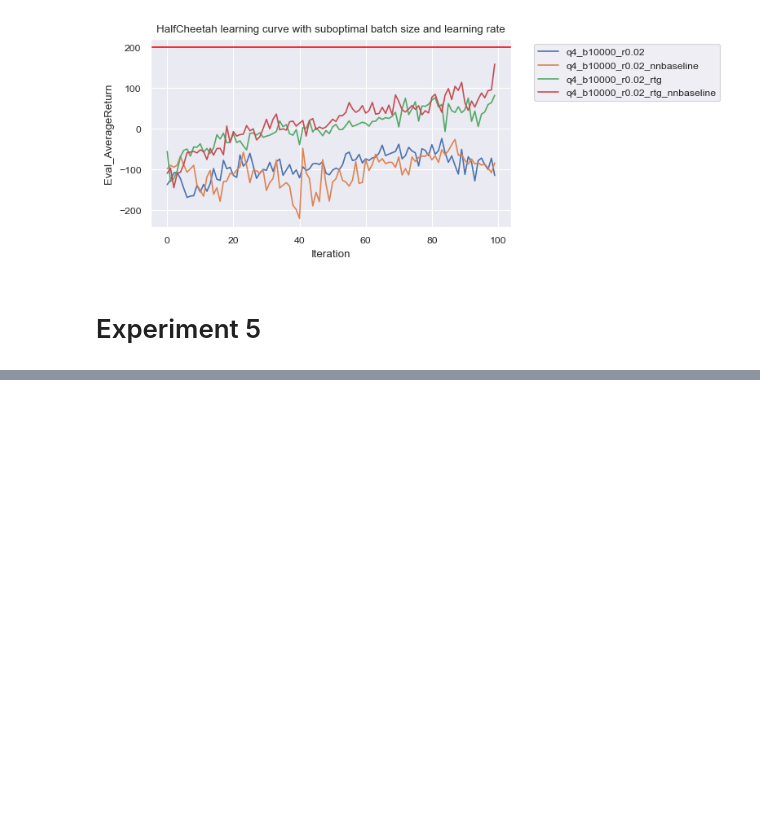
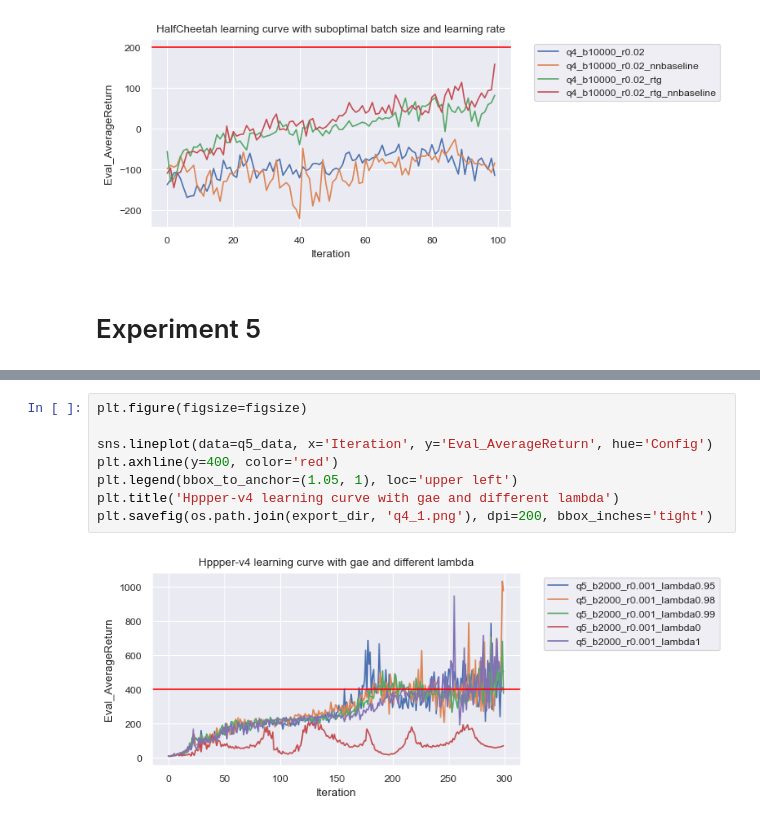
Before and after one commit to kalinplus/cs285-fa22-hw, a Jupyter notebook: hw2/DataVisualization.ipynb, the cells around one changed output, grey strips where cells are left out. Saved outputs shown, nothing was run; the diff lists cells and outputs as text; blank space fills up the shorter version.

```diff
--- a/hw2/DataVisualization.ipynb
+++ b/hw2/DataVisualization.ipynb
@@ -358,0 +374,10 @@ q5_data = read_q5_data()
+# %%
+plt.figure(figsize=figsize)
+
+sns.lineplot(data=q5_data, x='Iteration', y='Eval_AverageReturn', hue='Config')
+plt.axhline(y=400, color='red')
+plt.legend(bbox_to_anchor=(1.05, 1), loc='upper left')
+plt.title('Hppper-v4 learning curve with gae and different lambda')
+plt.savefig(os.path.join(export_dir, 'q4_1.png'), dpi=200, bbox_inches='tight')
+# %% [output]
+[figure, added]
```
Also changed, not shown: parts of 1 cell of this notebook, 6 other files.
